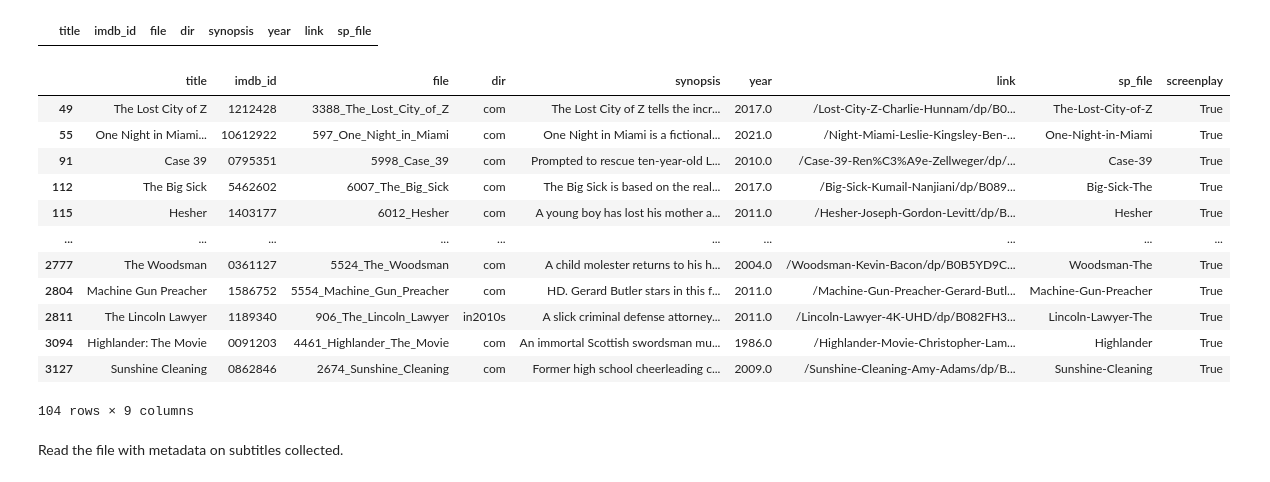
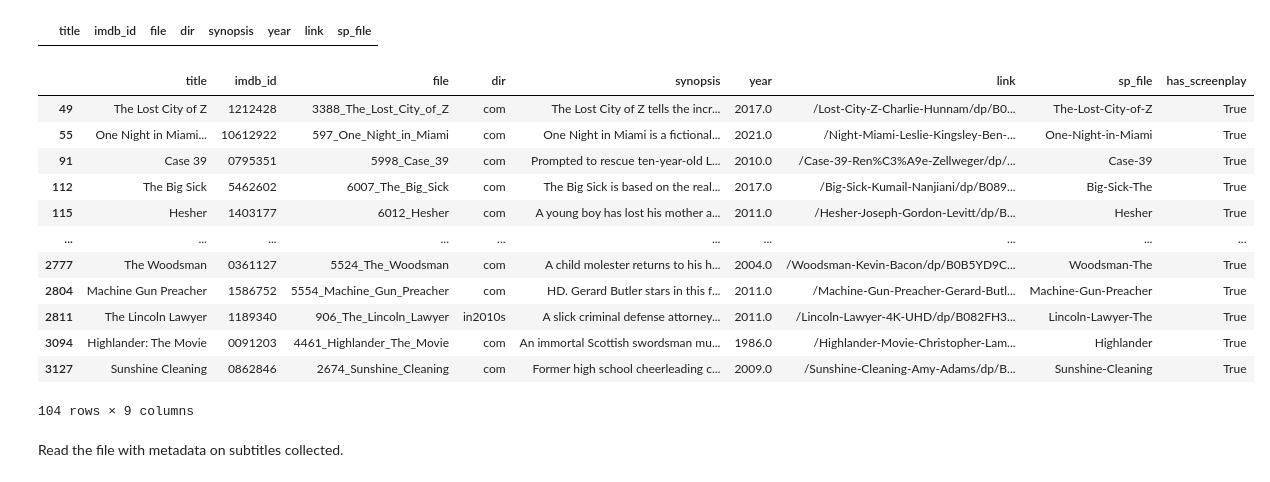
Before and after one commit to safal312/xray-collector, a Jupyter notebook: 8_screenplays/merge_xray_sc.ipynb, the cells around one changed output. Drawn from its saved outputs; the diff is of its cells as text; code cells hidden in the pictures.

```diff
--- a/8_screenplays/merge_xray_sc.ipynb
+++ b/8_screenplays/merge_xray_sc.ipynb
@@ -28,11 +28,11 @@ df_merged[df_merged['imdb_id'].isnull()]
 # df_merged['imdb'] = ~df_merged['imdb'].isnull()
 # df_merged = df_merged.rename(columns={"imdb": "screenplay", "filename": "screenplay_file"})
 # %%
-df_merged['screenplay'] = ~df_merged.sp_file.isnull()
+df_merged['has_screenplay'] = ~df_merged.sp_file.isnull()
 # %%
-df_merged[df_merged['screenplay']]
+df_merged[df_merged['has_screenplay']]
 # %% [output]
-|  | title | imdb_id | file | dir | synopsis | year | link | sp_file | screenplay |
+|  | title | imdb_id | file | dir | synopsis | year | link | sp_file | has_screenplay |
 | 49 | The Lost City of Z | 1212428 | 3388_The_Lost_City_of_Z | com | The Lost City of Z tells the incr... | 2017.0 | /Lost-City-Z-Charlie-Hunnam/dp/B0... | The-Lost-City-of-Z | True |
 | 55 | One Night in Miami... | 10612922 | 597_One_Night_in_Miami | com | One Night in Miami is a fictional... | 2021.0 | /Night-Miami-Leslie-Kingsley-Ben-... | One-Night-in-Miami | True |
 | 91 | Case 39 | 0795351 | 5998_Case_39 | com | Prompted to rescue ten-year-old L... | 2010.0 | /Case-39-Ren%C3%A9e-Zellweger/dp/... | Case-39 | True |
```
Also changed, not shown: parts of 2 cells of this notebook, 2 other files.
